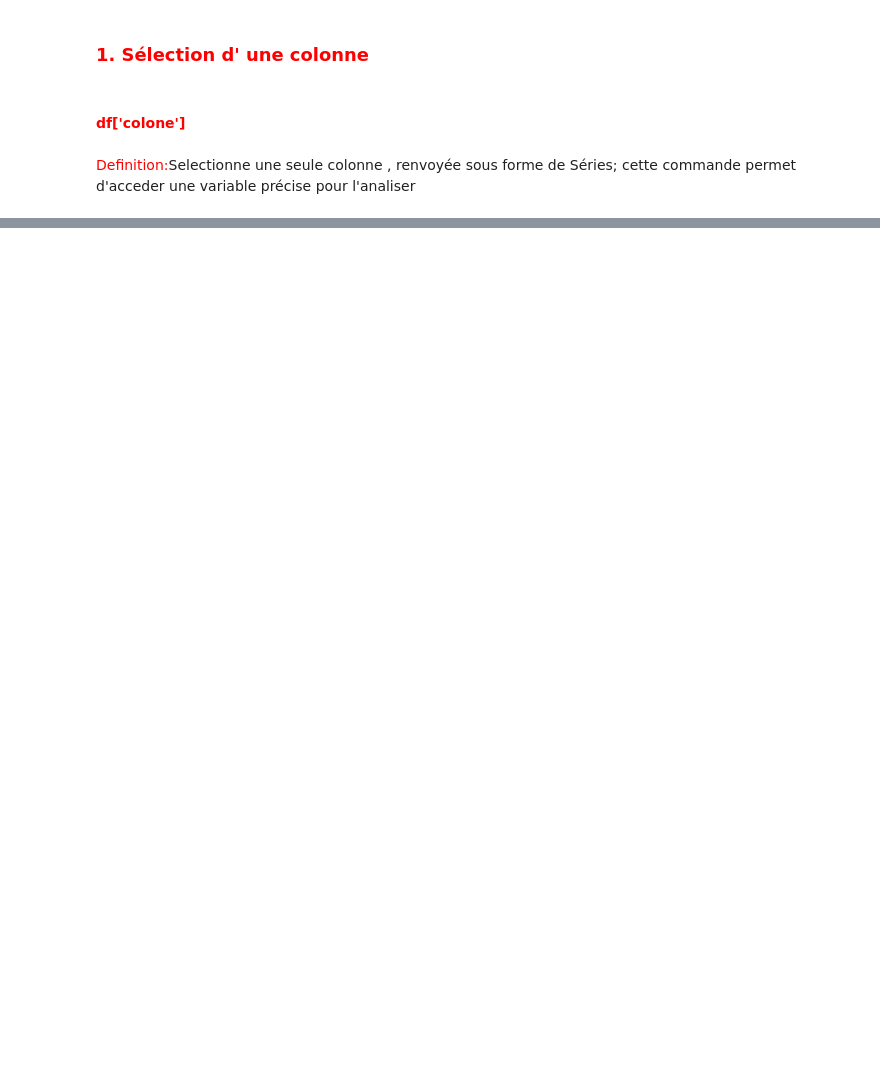
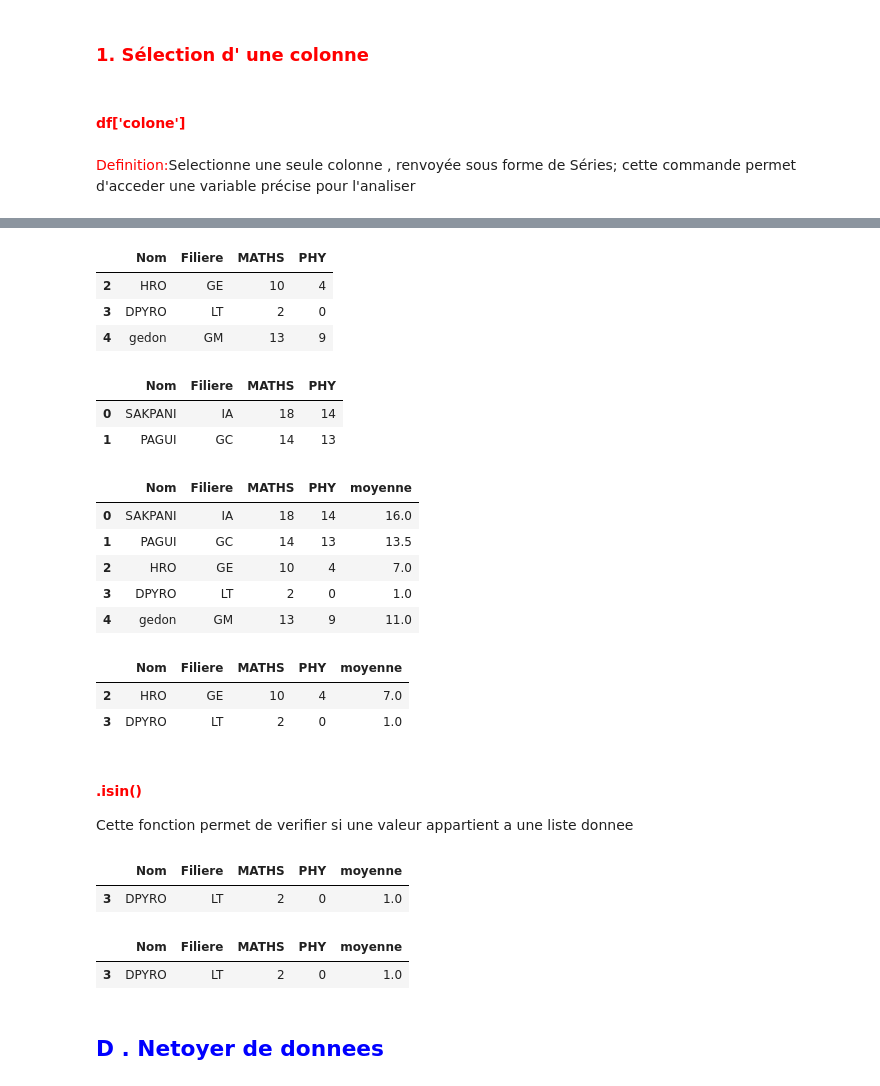
Before and after one commit to SAKPANI/Formation-Data_Science-et-Machine-Learning, a Jupyter notebook: Pandas.ipynb, the cells around one changed output, grey strips where cells are left out. Cells and saved outputs as stored; diff of their text form; code cells hidden in the pictures; blank space fills up the shorter version.

Commit message:
Ajout du cours de la partie C- Filtrer  les donnes

```diff
--- a/Pandas.ipynb
+++ b/Pandas.ipynb
@@ -299,0 +510,9 @@ base
+# %%
+Etudiant = {
+    "Nom" : ["SAKPANI", "PAGUI", "HRO", "DPYRO", "gedon"],
+    "Filiere" :["IA", "GC", "GE", "LT", "GM"],
+    "MATHS" :[18,14,10,2,13],
+    "PHY" :[14,13,4,0,9]
+}
+df = pd.DataFrame(Etudiant)
+df
@@ -299,0 +542,45 @@ base
+# %%
+df[df["PHY"] < 10]   ###AFFICHE LES DONNES SELON LA CONDITION PHY >10
+# %% [output]
+|  | Nom | Filiere | MATHS | PHY |
+| 2 | HRO | GE | 10 | 4 |
+| 3 | DPYRO | LT | 2 | 0 |
+| 4 | gedon | GM | 13 | 9 |
+# %%
+df[(df["MATHS"] > 10) & (df["PHY"] >10)]   ## Affiche lese etudiant qui on 10 de plus en physique et msths
+# %% [output]
+|  | Nom | Filiere | MATHS | PHY |
+| 0 | SAKPANI | IA | 18 | 14 |
+| 1 | PAGUI | GC | 14 | 13 |
+# %%
+df["moyenne"] = (df["MATHS"] + df["PHY"])/2  #ajout de la moyenne dans le dataSet
+# %%
+df
+# %% [output]
+|  | Nom | Filiere | MATHS | PHY | moyenne |
+| 0 | SAKPANI | IA | 18 | 14 | 16.0 |
+| 1 | PAGUI | GC | 14 | 13 | 13.5 |
+| 2 | HRO | GE | 10 | 4 | 7.0 |
+| 3 | DPYRO | LT | 2 | 0 | 1.0 |
+| 4 | gedon | GM | 13 | 9 | 11.0 |
+# %%
+df[df["moyenne"]<10]  ##Affiche les etudiant ayant otenu des moyenne inf a 10
+# %% [output]
+|  | Nom | Filiere | MATHS | PHY | moyenne |
+| 2 | HRO | GE | 10 | 4 | 7.0 |
+| 3 | DPYRO | LT | 2 | 0 | 1.0 |
+# %% [markdown]
+<h4 style = "color:red">.isin()</h4>
+<p>Cette fonction permet de verifier si une valeur appartient a une liste donnee</p>
+# %%
+df[df["Filiere"].isin(["LT"])]  ## RECHERCHE LA FILIERE LT DANS FILIERE
+# %% [output]
+|  | Nom | Filiere | MATHS | PHY | moyenne |
+| 3 | DPYRO | LT | 2 | 0 | 1.0 |
+# %%
+df[df["Filiere"].isin(["KO", "LT"])]
+# %% [output]
+|  | Nom | Filiere | MATHS | PHY | moyenne |
+| 3 | DPYRO | LT | 2 | 0 | 1.0 |
+# %% [markdown]
+<h2 style ='color : blue'>D . Netoyer de donnees</h2>
```
Also changed, not shown: parts of 32 cells of this notebook.
